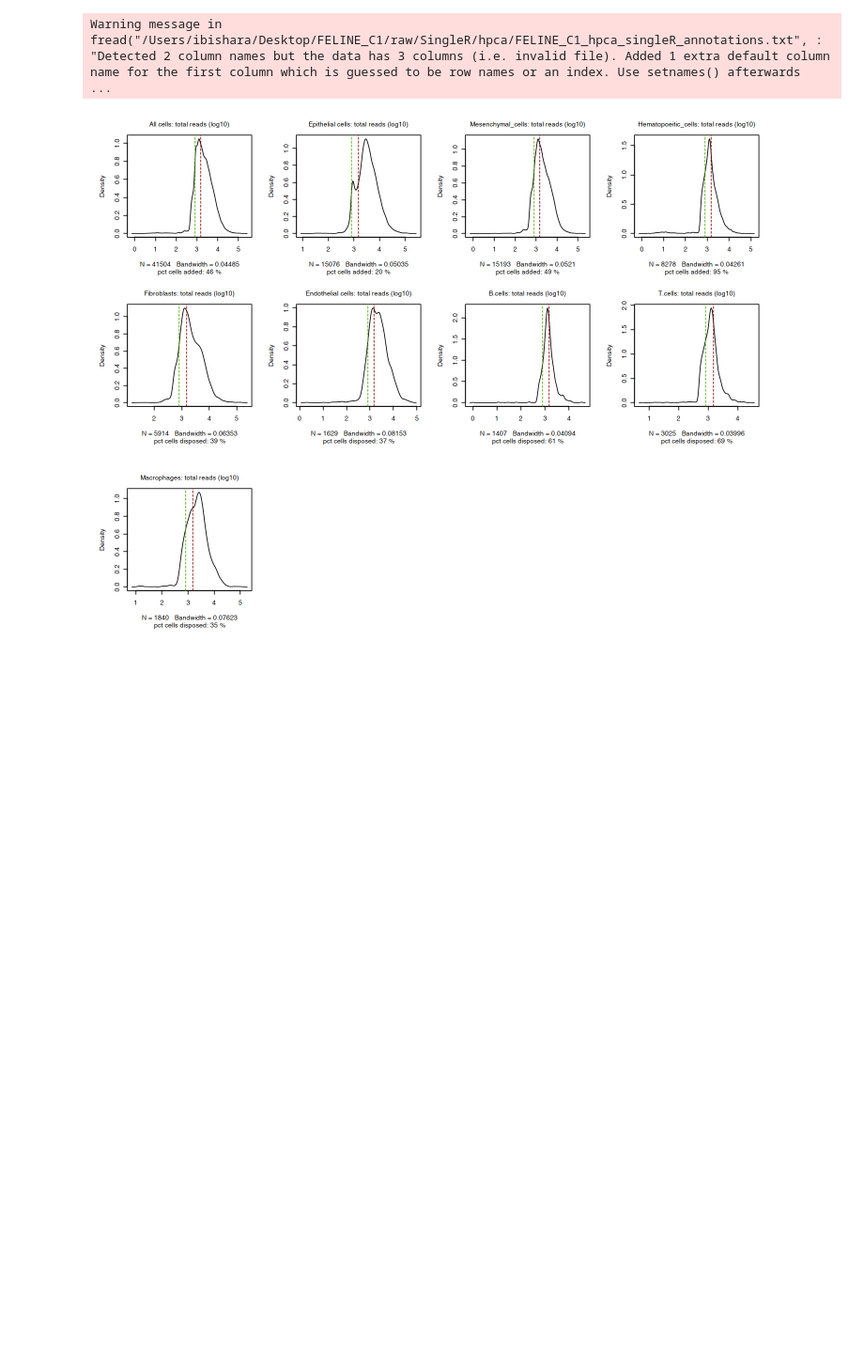
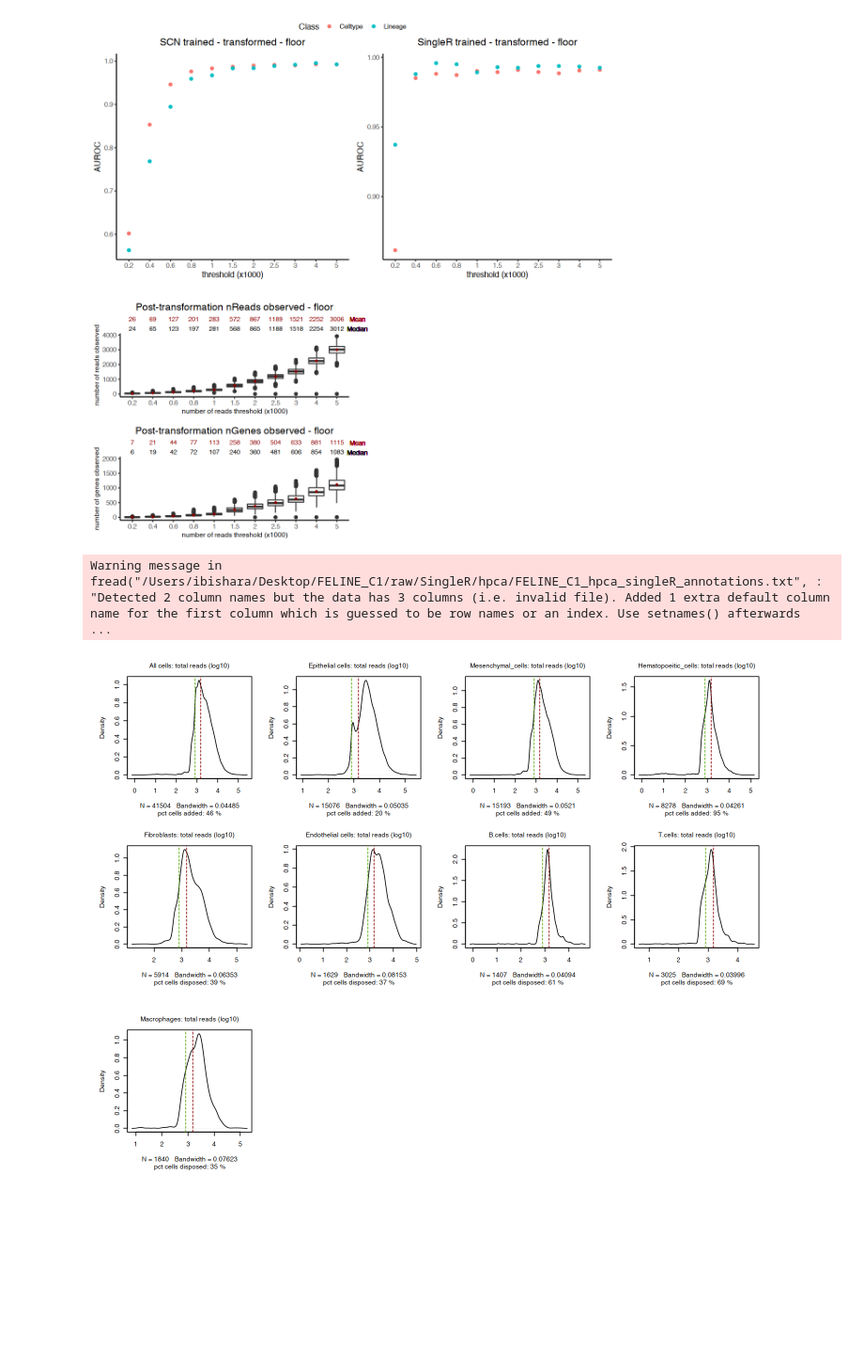
Before and after one commit to ibishara/scRNA-QC, a Jupyter notebook: 006_plots.ipynb, the cells around one changed output. Shown at 94% size. Cells and saved outputs as stored; diff of their text form; code cells hidden in the pictures; blank space fills up the shorter version.

```diff
--- a/006_plots.ipynb
+++ b/006_plots.ipynb
@@ -353,3 +331,89 @@ ggplot(dist[dist$source == 'reads' & dist$method == 'floor',], aes(as.factor(thr
+# %%
+
+options(repr.plot.width=10, repr.plot.height=10)
+
+
+# train = 'SCN', 'SR'
+# method = 'floor', 'non-binary'
+# function plots the AUC at different thresholds of a 'train' algorithm and transformed by 'method'
+AUCplot <- function(train, method) {
+    if (train == 'SCN'){
+        train = perf.SCN
+        train.name <- 'SCN trained'
+
+    } else if(train == 'SR') {
+        train = perf.SR
+        train.name <- 'SingleR trained'
+        }
+
+    # AUC plot
+    ggplot(train[train$method == method,], aes(as.factor(threshold), as.numeric(AUC_pROC)  )) +
+                geom_point(aes(color = as.factor(class))) +
+                ggtitle(paste(train.name, "transformed", method, sep =' - ')) +
+                xlab("threshold (x1000)") + ylab("AUROC")+ labs(color='Class')  +
+                theme_classic() +
+                theme(plot.title = element_text(vjust = 2, hjust = 0.5)) # center plot title
+
+}
+
+mean.v = -15
+median.v = -13
+
+# show reads and genes distribution, mean and median
+statplot <- function(method){
+    if (method == 'floor'){table_type <- 'reads'}
+    else ( table_type <- 'genes')
+    # reads distribution plot
+    plot1 <- ggplot(dist.reads_floor, aes(as.factor(variable), value)) +
+                geom_boxplot() +
+                stat_summary(fun= mean, colour="darkred", geom="point", shape=18, size=2, show.legend=FALSE) + # mean
+                geom_text(data = stat.reads_floor, aes(label = Mean, y =  10), vjust= mean.v, size = 3, colour="darkred") +  # mean annotations
+                geom_text(data = stat.reads_floor , aes(label = median, y =  10), vjust= median.v, size = 3, colour="black") +  # median annotations
+                geom_text(x=12, y = mean.v, label="Mean", colour="darkred", size = 3, vjust = mean.v ) +  # mean label
+                geom_text(x=12, y = median.v, label="Median", colour="black", size = 3, vjust = median.v) +  # median label
+
+                ggtitle(paste("Post-transformation nReads observed -", method)) +
+                xlab(paste('number of', table_type, 'threshold (x1000)'))  + ylab("number of reads observed") +
+                theme_classic() +
+                theme(plot.title = element_text(vjust = 9, hjust = 0.5), # title centered & up to accomodate stats annotations
+                    axis.title=element_text(size= 9,face="bold")) + # adjust axis label sizes
+                coord_cartesian(clip = "off")
+
+    # genes distribution plot
+    plot2 <- ggplot(dist.genes_floor, aes(as.factor(variable), value)) +
+            geom_boxplot() +
+            stat_summary(fun= mean, colour="darkred", geom="point", shape=18, size=2, show.legend=FALSE) + # mean
+            geom_text(data = stat.genes_floor, aes(label = Mean, y =  10), vjust= mean.v, size = 3, colour="darkred") +  # mean annotations
+            geom_text(data = stat.genes_floor, aes(label = median, y =  10), vjust= median.v, size = 3, colour="black") +  # median annotations
+            geom_text(x=12, y = mean.v, label="Mean", colour="darkred", size = 3, vjust = mean.v ) +  # mean label
+            geom_text(x=12, y = median.v, label="Median", colour="black", size = 3, vjust = median.v) +  # median label
+            ggtitle(paste("Post-transformation nGenes observed -", method)) +
+            xlab(paste('number of', table_type, 'threshold (x1000)')) + ylab("number of genes observed") +
+            theme_classic() +
+            theme(plot.title = element_text(vjust = 9, hjust = 0.5), # title centered & up to accomodate stats annotations
+                axis.title=element_text(size= 9,face="bold")) + # adjust axis label sizes
+            coord_cartesian(clip = "off")
+
+    spacer <- NULL
+    ggarrange(grobs = spacer, plot1, spacer, plot2, ncol = 1, nrow = 4, heights=c(20, 100, 20, 100), widths = c(200), legend ='top')
+}
+
+# summary plots
+plot1 <- AUCplot('SCN', 'floor')
+plot2 <- AUCplot('SR', 'floor')
+plot3 <- statplot('floor')
+
+
+# plot3 <- plotf('SCN', 'non-binary')
+# plot4 <- plotf('SR', 'non-binary')
+
+# pdf('performance_perf.SCNary_400_400cells.pdf')
+spacer <- NULL
+ggarrange(grobs = plot1, plot2, spacer, spacer, plot3, ncol = 2, nrow = 3, heights=c(400, 20, 400), widths = c(200,  200), common.legend = TRUE)
+
+#dev.off()
+# %% [output]
+[figure, added]
 # %%
 # Figure 3
 
```
Also changed, not shown: parts of 11 cells of this notebook, 8 other files.
